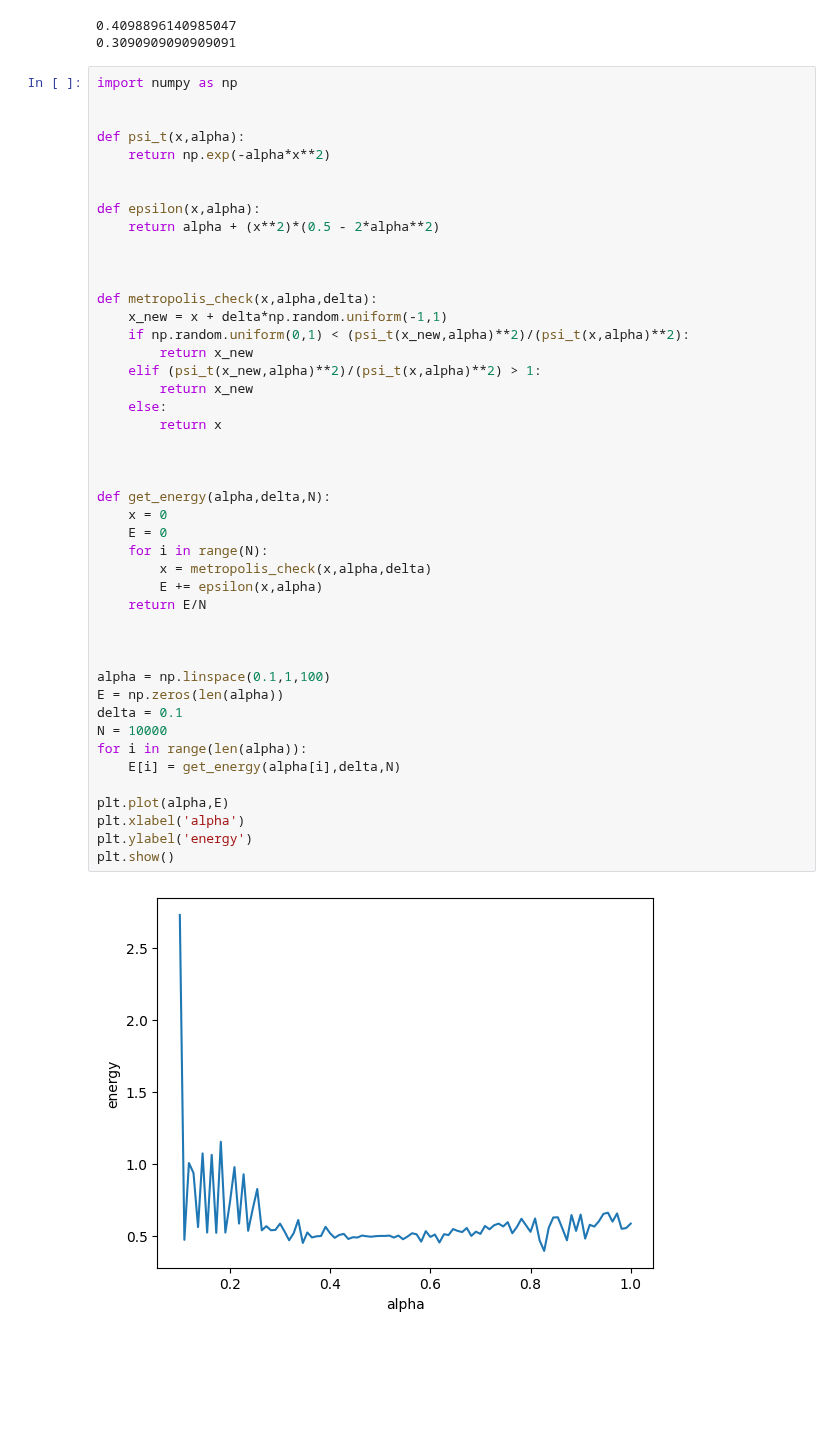
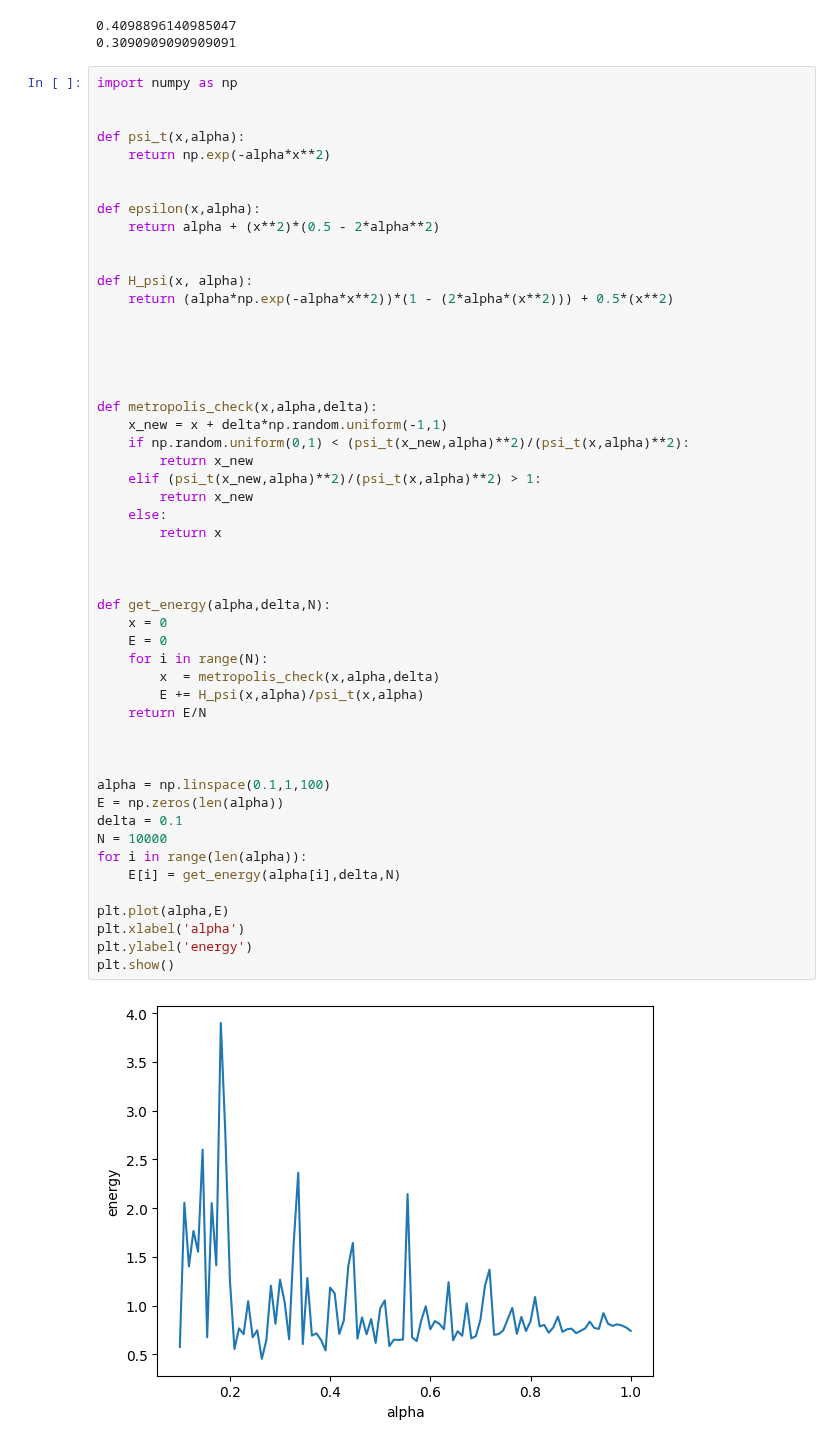
Before and after one commit to ananthapadmanabhan18/P452_Computational_Physics, a Jupyter notebook: Endsem/test.ipynb, the cells around one changed output. Saved outputs shown, nothing was run; the diff lists cells and outputs as text; blank space fills up the shorter version.

```diff
--- a/Endsem/test.ipynb
+++ b/Endsem/test.ipynb
@@ -67,6 +67,12 @@ def psi_t(x,alpha):
 
 def epsilon(x,alpha):
     return alpha + (x**2)*(0.5 - 2*alpha**2)
+
+
+def H_psi(x, alpha):
+    return (alpha*np.exp(-alpha*x**2))*(1 - (2*alpha*(x**2))) + 0.5*(x**2)
+
+
 
 
 
@@ -74,33 +80,33 @@ def metropolis_check(x,alpha,delta):
     x_new = x + delta*np.random.uniform(-1,1)
     if np.random.uniform(0,1) < (psi_t(x_new,alpha)**2)/(psi_t(x,alpha)**2):
         return x_new
     elif (psi_t(x_new,alpha)**2)/(psi_t(x,alpha)**2) > 1:
         return x_new
     else:
         return x
 
 
 
 def get_energy(alpha,delta,N):
     x = 0
     E = 0
     for i in range(N):
-        x = metropolis_check(x,alpha,delta)
-        E += epsilon(x,alpha)
+        x  = metropolis_check(x,alpha,delta)
+        E += H_psi(x,alpha)/psi_t(x,alpha)
     return E/N
 
 
 
 alpha = np.linspace(0.1,1,100)
 E = np.zeros(len(alpha))
 delta = 0.1
 N = 10000
 for i in range(len(alpha)):
     E[i] = get_energy(alpha[i],delta,N)
 
 plt.plot(alpha,E)
 plt.xlabel('alpha')
 plt.ylabel('energy')
 plt.show()
 # %% [output]
-[figure, old version]
+[figure, new version]
```
Also changed, not shown: 1 other file.
